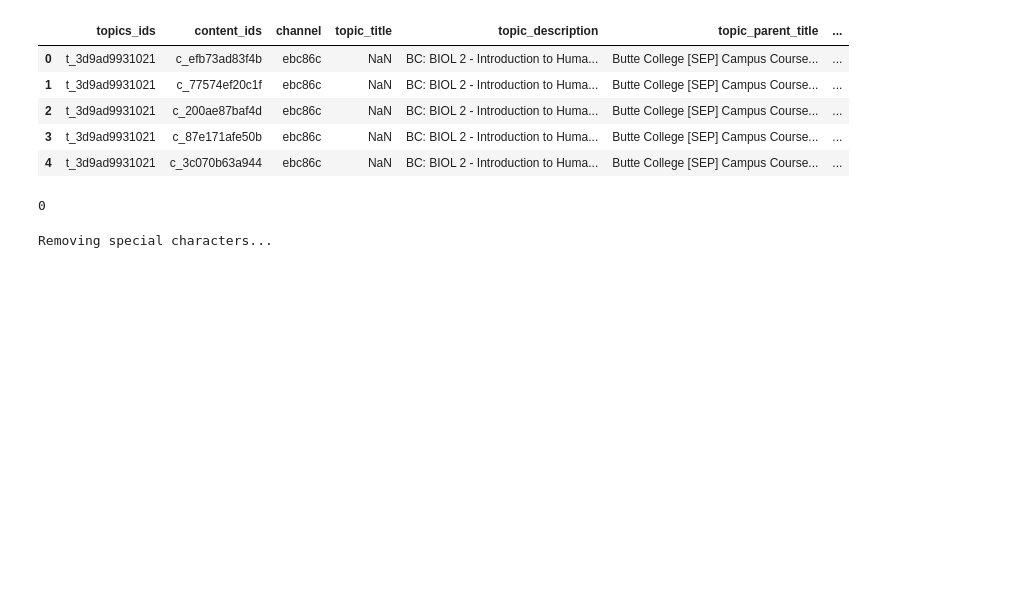
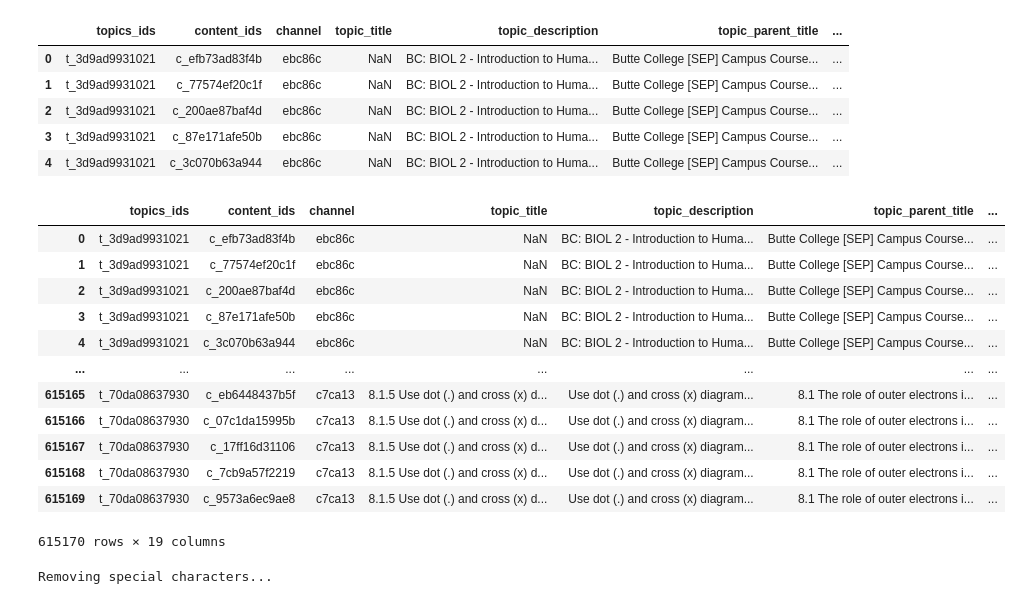
Before and after one commit to alckasoc/Learning-Equality-Curriculum-Rec, a Jupyter notebook: src/baseline_utils/context_clean.ipynb, the cells around one changed output. Drawn from its saved outputs; the diff is of its cells as text; code cells hidden in the pictures; blank space fills up the shorter version.

Commit message:
finished  handling for source_id removal

```diff
--- a/src/baseline_utils/context_clean.ipynb
+++ b/src/baseline_utils/context_clean.ipynb
@@ -529,25 +529,47 @@ curr_text_cols = [
 ]
 
 context_text_cols = [
- "topic_parent_title",
- "topic_parent_description",
- "topic_child_title",
- "topic_child_description"
+    "topic_parent_title",
+    "topic_parent_description",
+    "topic_child_title",
+    "topic_child_description"
 ]
 
-def replace_sourceid(x):
+def replace_sourceid(x, is_context=False):
     if x is not np.nan:
-        if "source_id" in x:
-            x = ""
+        if not is_context:
+            if "source_id" in x:
+                x = np.nan
+        else:
+            x = x.split("[SEP]")
+            x = "[SEP]".join(np.array(x)[list(map(lambda s: "source_id" not in s, x))].tolist())
+            if x == "":
+                x = np.nan
     return x
 
-for col in (curr_text_cols + context_text_cols):
+for col in (curr_text_cols):
     if "description" in col:
         tmp[col] = tmp[col].apply(replace_sourceid)
+
+for col in (context_text_cols):
+    if "description" in col:
+        tmp[col] = tmp[col].apply(replace_sourceid, is_context=True)
-# %%
-tmp.topic_child_description.apply(lambda x: "source_id" in x if x is not np.nan else False).sum()
-# %% [output]
-0
+# %%
+tmp
+# %% [output]
+|  | topics_ids | content_ids | channel | topic_title | topic_description | topic_parent_title | ... |
+| 0 | t_3d9ad9931021 | c_efb73ad83f4b | ebc86c | NaN | BC: BIOL 2 - Introduction to Huma... | Butte College [SEP] Campus Course... | ... |
+| 1 | t_3d9ad9931021 | c_77574ef20c1f | ebc86c | NaN | BC: BIOL 2 - Introduction to Huma... | Butte College [SEP] Campus Course... | ... |
+| 2 | t_3d9ad9931021 | c_200ae87baf4d | ebc86c | NaN | BC: BIOL 2 - Introduction to Huma... | Butte College [SEP] Campus Course... | ... |
+| 3 | t_3d9ad9931021 | c_87e171afe50b | ebc86c | NaN | BC: BIOL 2 - Introduction to Huma... | Butte College [SEP] Campus Course... | ... |
+| 4 | t_3d9ad9931021 | c_3c070b63a944 | ebc86c | NaN | BC: BIOL 2 - Introduction to Huma... | Butte College [SEP] Campus Course... | ... |
+| ... | ... | ... | ... | ... | ... | ... | ... |
+| 615165 | t_70da08637930 | c_eb6448437b5f | c7ca13 | 8.1.5 Use dot (.) and cross (x) d... | Use dot (.) and cross (x) diagram... | 8.1 The role of outer electrons i... | ... |
+| 615166 | t_70da08637930 | c_07c1da15995b | c7ca13 | 8.1.5 Use dot (.) and cross (x) d... | Use dot (.) and cross (x) diagram... | 8.1 The role of outer electrons i... | ... |
+| 615167 | t_70da08637930 | c_17ff16d31106 | c7ca13 | 8.1.5 Use dot (.) and cross (x) d... | Use dot (.) and cross (x) diagram... | 8.1 The role of outer electrons i... | ... |
+| 615168 | t_70da08637930 | c_7cb9a57f2219 | c7ca13 | 8.1.5 Use dot (.) and cross (x) d... | Use dot (.) and cross (x) diagram... | 8.1 The role of outer electrons i... | ... |
+| 615169 | t_70da08637930 | c_9573a6ec9ae8 | c7ca13 | 8.1.5 Use dot (.) and cross (x) d... | Use dot (.) and cross (x) diagram... | 8.1 The role of outer electrons i... | ... |
+615170 rows × 19 columns
 # %%
 def clean(train_context):
 
```
Also changed, not shown: parts of 1 cell of this notebook.
